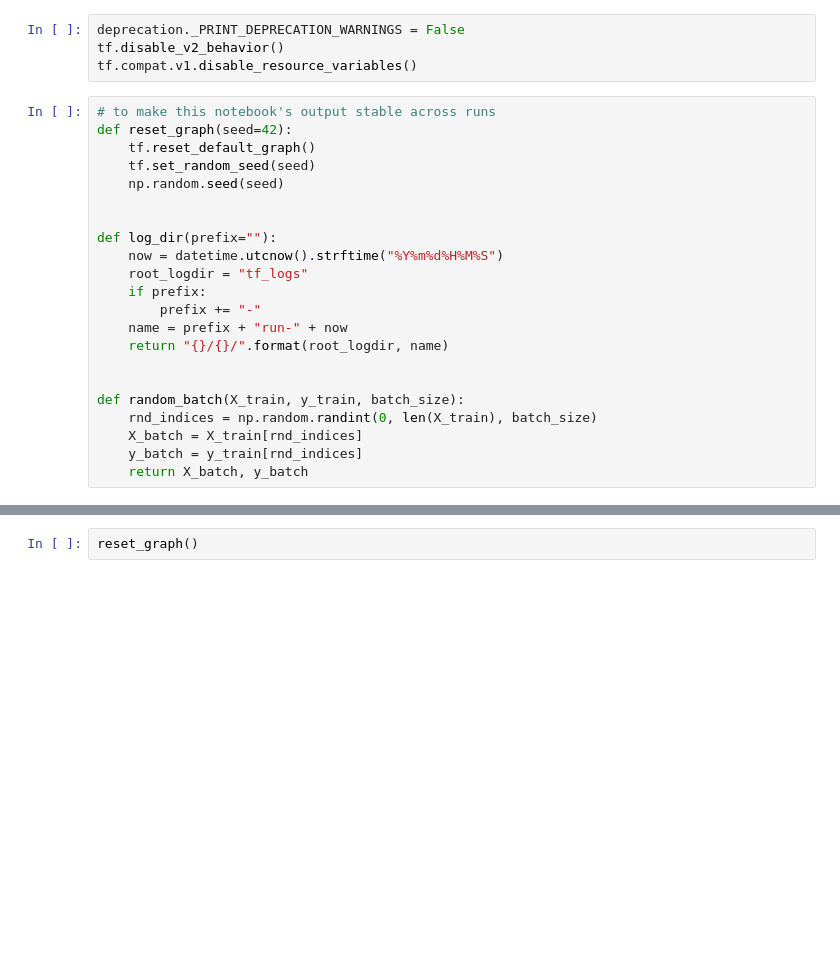
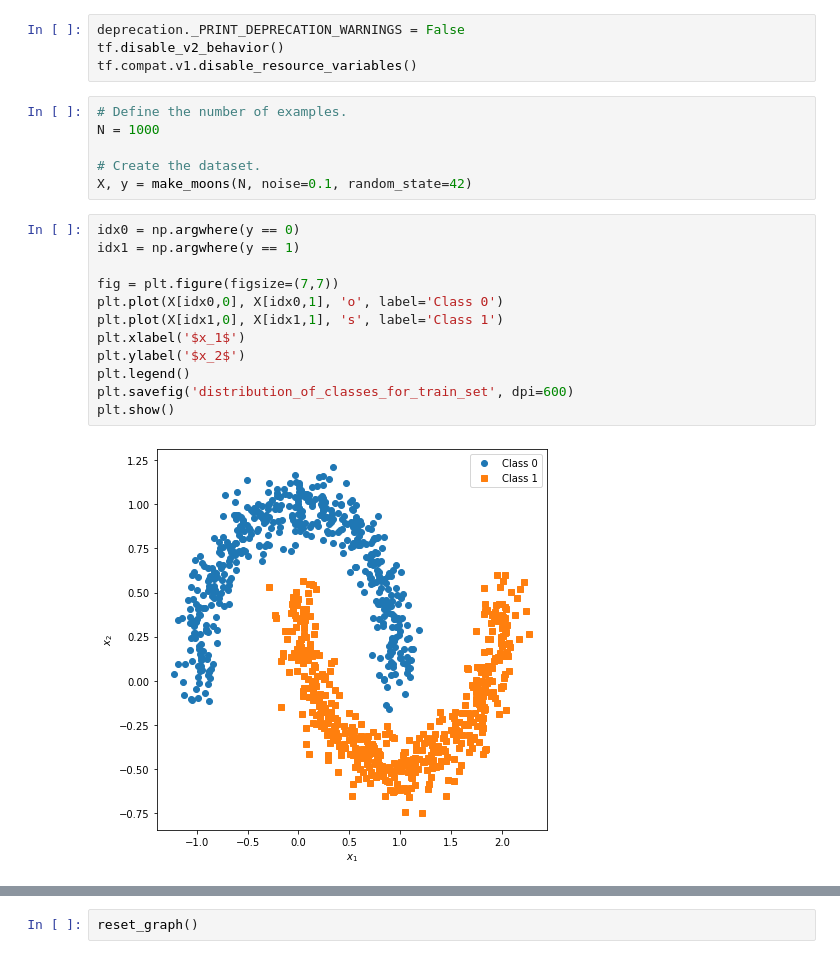
Before and after one commit to phvilela87/AI-Python, a Jupyter notebook: lista_de_exercicios/lista10/Ex_10.ipynb, the cells around one changed output, grey strips where cells are left out. Cells and saved outputs as stored; diff of their text form; blank space fills up the shorter version.

```diff
--- a/lista_de_exercicios/lista10/Ex_10.ipynb
+++ b/lista_de_exercicios/lista10/Ex_10.ipynb
@@ -14,25 +14,23 @@ from datetime import datetime
 deprecation._PRINT_DEPRECATION_WARNINGS = False
 tf.disable_v2_behavior()
 tf.compat.v1.disable_resource_variables()
-# %%
-# to make this notebook's output stable across runs
-def reset_graph(seed=42):
-    tf.reset_default_graph()
-    tf.set_random_seed(seed)
-    np.random.seed(seed)
-
-
-def log_dir(prefix=""):
-    now = datetime.utcnow().strftime("%Y%m%d%H%M%S")
-    root_logdir = "tf_logs"
-    if prefix:
-        prefix += "-"
-    name = prefix + "run-" + now
-    return "{}/{}/".format(root_logdir, name)
-
-
-def random_batch(X_train, y_train, batch_size):
-    rnd_indices = np.random.randint(0, len(X_train), batch_size)
-    X_batch = X_train[rnd_indices]
-    y_batch = y_train[rnd_indices]
-    return X_batch, y_batch
+# %%
+# Define the number of examples.
+N = 1000
+
+# Create the dataset.
+X, y = make_moons(N, noise=0.1, random_state=42)
+# %%
+idx0 = np.argwhere(y == 0)
+idx1 = np.argwhere(y == 1)
+
+fig = plt.figure(figsize=(7,7))
+plt.plot(X[idx0,0], X[idx0,1], 'o', label='Class 0')
+plt.plot(X[idx1,0], X[idx1,1], 's', label='Class 1')
+plt.xlabel('$x_1$')
+plt.ylabel('$x_2$')
+plt.legend()
+plt.savefig('distribution_of_classes_for_train_set', dpi=600)
+plt.show()
+# %% [output]
+[figure, added]
```
Also changed, not shown: parts of 19 cells of this notebook, 5 other files.
